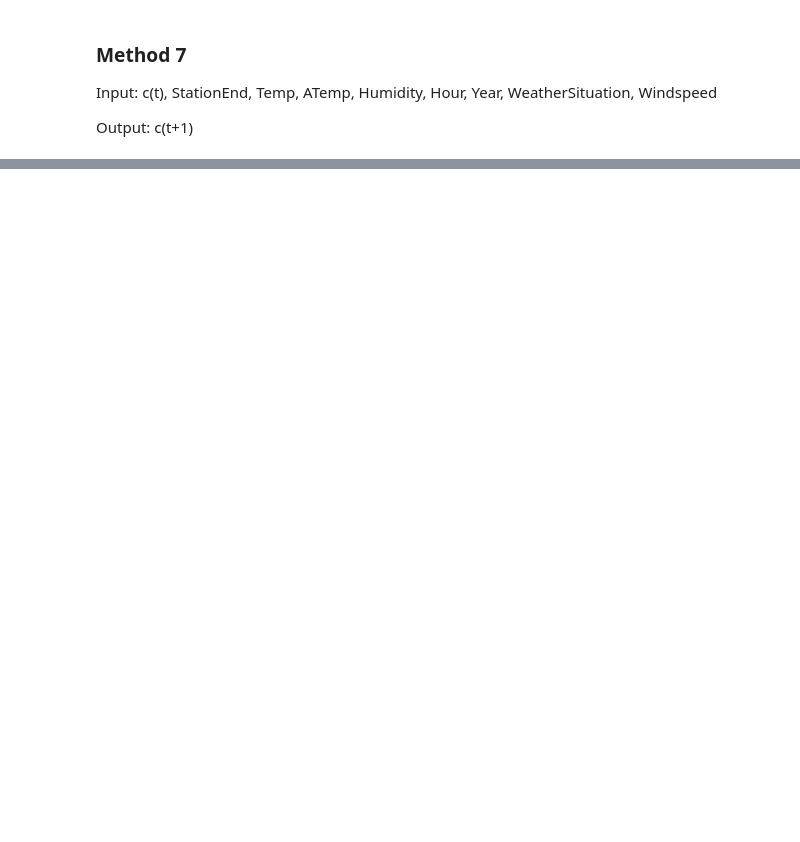
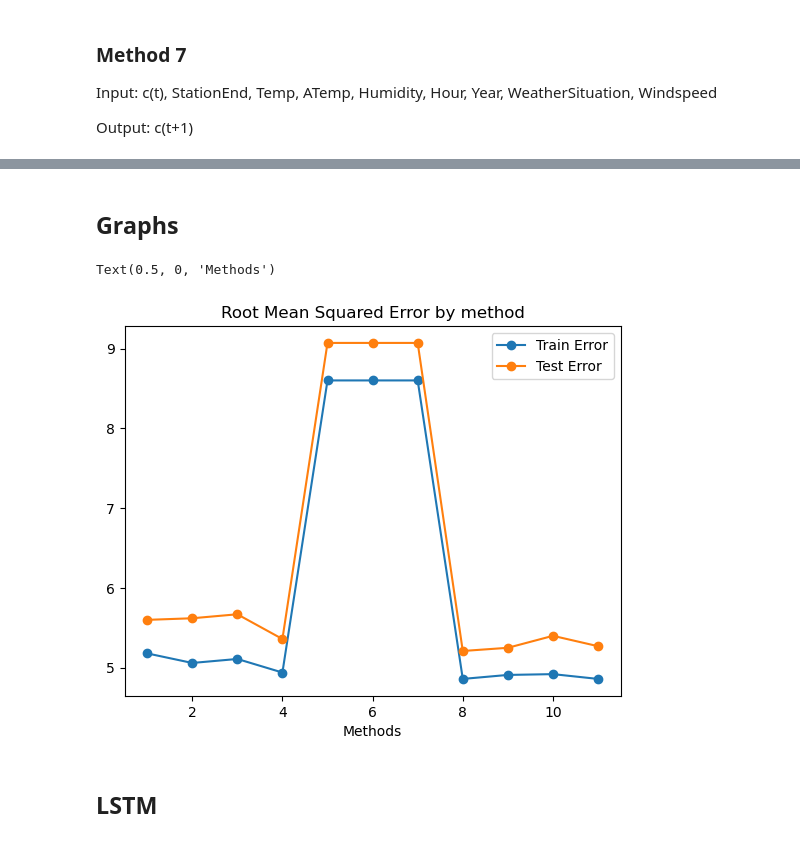
Before and after one commit to FlipGoncalves/BikeSharingDeepLearning, a Jupyter notebook: lstmStations.ipynb, the cells around one changed output, grey strips where cells are left out. Saved outputs shown, nothing was run; the diff lists cells and outputs as text; code cells hidden in the pictures; blank space fills up the shorter version.

```diff
--- a/lstmStations.ipynb
+++ b/lstmStations.ipynb
@@ -319,10 +388,10 @@ trainX = np.reshape(trainX.values, (trainX.shape[0], 1, trainX.shape[1]))
 testX = np.reshape(testX.values, (testX.shape[0], 1, testX.shape[1]))
 
 model_met1 = Sequential()
-model_met1.add(LSTM(4, input_shape=(1,training_data_met1.shape[1]-1)))
+model_met1.add(LSTM(4, input_shape=(1,testing_data_met4.shape[1]-1)))
 model_met1.add(Dense(1))
 model_met1.compile(loss='mean_squared_error', optimizer='adam')
-model_met1.fit(trainX, trainY, epochs=5, batch_size=1, verbose=2)
+model_met1.fit(trainX, trainY, epochs=epochs, batch_size=batch_size, verbose=verbose)
 
 scaler = MinMaxScaler(feature_range=(0, 1))
 dataset = scaler.fit_transform(pd.concat([training_data_met4, testing_data_met4]))
@@ -336,3 +405,6 @@ trainScore = np.sqrt(mean_squared_error(trainY[:], trainPredict[:]))
 print('Train Score: %.2f RMSE' % (trainScore))
 testScore = np.sqrt(mean_squared_error(testY[:], testPredict[:]))
 print('Test Score: %.2f RMSE' % (testScore))
+
+train_errors.append(trainScore)
+test_errors.append(testScore)
@@ -366,10 +456,10 @@ trainX = np.reshape(trainX.values, (trainX.shape[0], 1, trainX.shape[1]))
 testX = np.reshape(testX.values, (testX.shape[0], 1, testX.shape[1]))
 
 model_met1 = Sequential()
-model_met1.add(LSTM(4, input_shape=(1,training_data_met1.shape[1]-1)))
+model_met1.add(LSTM(4, input_shape=(1,testing_data_met5.shape[1]-1)))
 model_met1.add(Dense(1))
 model_met1.compile(loss='mean_squared_error', optimizer='adam')
-model_met1.fit(trainX, trainY, epochs=5, batch_size=1, verbose=2)
+model_met1.fit(trainX, trainY, epochs=epochs, batch_size=batch_size, verbose=verbose)
 
 scaler = MinMaxScaler(feature_range=(0, 1))
 dataset = scaler.fit_transform(pd.concat([training_data_met5, testing_data_met5]))
@@ -383,3 +473,6 @@ trainScore = np.sqrt(mean_squared_error(trainY[:], trainPredict[:]))
 print('Train Score: %.2f RMSE' % (trainScore))
 testScore = np.sqrt(mean_squared_error(testY[:], testPredict[:]))
 print('Test Score: %.2f RMSE' % (testScore))
+
+train_errors.append(trainScore)
+test_errors.append(testScore)
@@ -414,10 +525,10 @@ trainX = np.reshape(trainX.values, (trainX.shape[0], 1, trainX.shape[1]))
 testX = np.reshape(testX.values, (testX.shape[0], 1, testX.shape[1]))
 
 model_met1 = Sequential()
-model_met1.add(LSTM(4, input_shape=(1,training_data_met1.shape[1]-1)))
+model_met1.add(LSTM(4, input_shape=(1,training_data_met6.shape[1]-1)))
 model_met1.add(Dense(1))
 model_met1.compile(loss='mean_squared_error', optimizer='adam')
-model_met1.fit(trainX, trainY, epochs=5, batch_size=1, verbose=2)
+model_met1.fit(trainX, trainY, epochs=epochs, batch_size=batch_size, verbose=verbose)
 
 scaler = MinMaxScaler(feature_range=(0, 1))
 dataset = scaler.fit_transform(pd.concat([training_data_met6, testing_data_met6]))
@@ -431,3 +542,6 @@ trainScore = np.sqrt(mean_squared_error(trainY[:], trainPredict[:]))
 print('Train Score: %.2f RMSE' % (trainScore))
 testScore = np.sqrt(mean_squared_error(testY[:], testPredict[:]))
 print('Test Score: %.2f RMSE' % (testScore))
+
+train_errors.append(trainScore)
+test_errors.append(testScore)
@@ -462,10 +612,10 @@ trainX = np.reshape(trainX.values, (trainX.shape[0], 1, trainX.shape[1]))
 testX = np.reshape(testX.values, (testX.shape[0], 1, testX.shape[1]))
 
 model_met1 = Sequential()
-model_met1.add(LSTM(4, input_shape=(1,training_data_met1.shape[1]-1)))
+model_met1.add(LSTM(4, input_shape=(1,testing_data_met7.shape[1]-1)))
 model_met1.add(Dense(1))
 model_met1.compile(loss='mean_squared_error', optimizer='adam')
-model_met1.fit(trainX, trainY, epochs=5, batch_size=1, verbose=2)
+model_met1.fit(trainX, trainY, epochs=epochs, batch_size=batch_size, verbose=verbose)
 
 scaler = MinMaxScaler(feature_range=(0, 1))
 dataset = scaler.fit_transform(pd.concat([training_data_met7, testing_data_met7]))
@@ -479,3 +629,6 @@ trainScore = np.sqrt(mean_squared_error(trainY[:], trainPredict[:]))
 print('Train Score: %.2f RMSE' % (trainScore))
 testScore = np.sqrt(mean_squared_error(testY[:], testPredict[:]))
 print('Test Score: %.2f RMSE' % (testScore))
+
+train_errors.append(trainScore)
+test_errors.append(testScore)
@@ -481,0 +943,13 @@ print('Test Score: %.2f RMSE' % (testScore))
+# %% [markdown]
+## Graphs
+# %%
+plt.plot(list(range(1,len(train_errors)+1)), train_errors, marker="o")
+plt.plot(list(range(1,len(test_errors)+1)), test_errors, marker="o")
+plt.legend(["Train Error", "Test Error"])
+plt.title("Root Mean Squared Error by method")
+plt.xlabel("Methods")
+# %% [output]
+Text(0.5, 0, 'Methods')
+[figure, added]
+# %% [markdown]
+## LSTM
```
Also changed, not shown: parts of 22 cells of this notebook, 2 other files.
